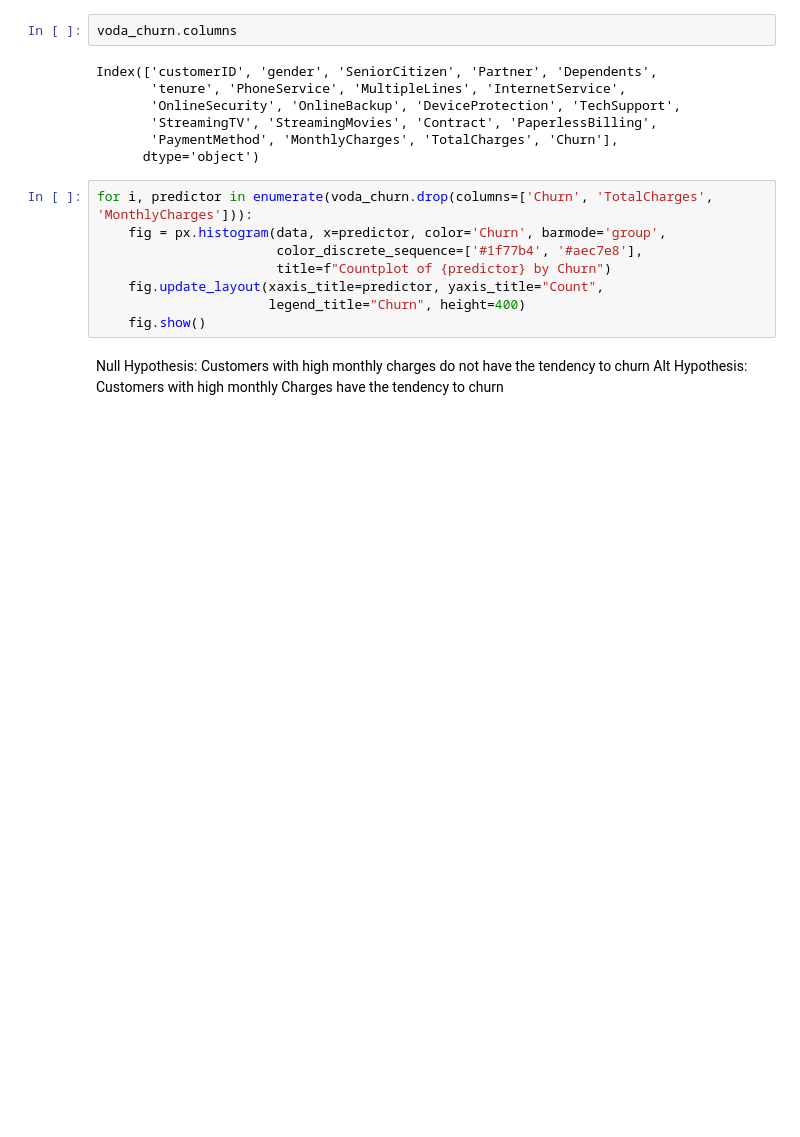
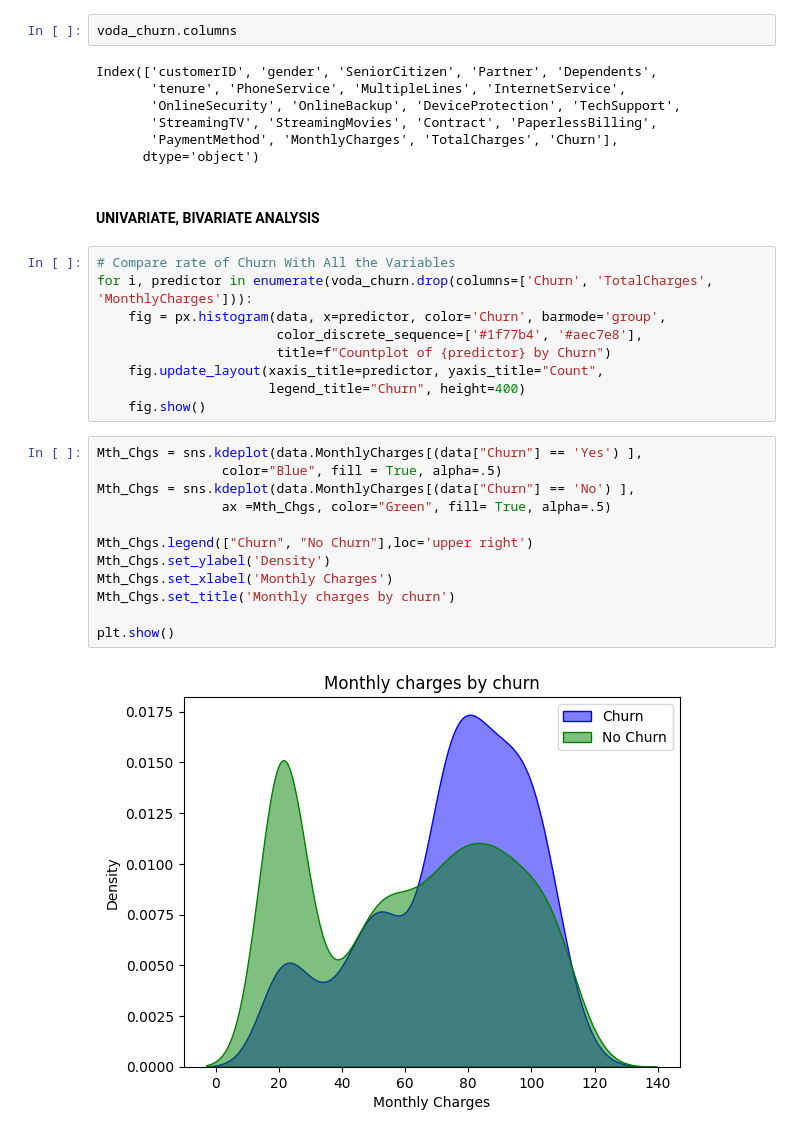
Before and after one commit to codedzifa/Pretoria-Customer-Churn-LP2, a Jupyter notebook: Pretoria Customer Churn dataset.ipynb, the cells around one changed output. Cells and saved outputs as stored; diff of their text form; blank space fills up the shorter version.

```diff
--- a/Pretoria Customer Churn dataset.ipynb
+++ b/Pretoria Customer Churn dataset.ipynb
@@ -213,7 +226,10 @@ Index(['customerID', 'gender', 'SeniorCitizen', 'Partner', 'Dependents',
        'StreamingTV', 'StreamingMovies', 'Contract', 'PaperlessBilling',
        'PaymentMethod', 'MonthlyCharges', 'TotalCharges', 'Churn'],
       dtype='object')
+# %% [markdown]
+#### UNIVARIATE, BIVARIATE ANALYSIS
 # %%
+# Compare rate of Churn With All the Variables
 for i, predictor in enumerate(voda_churn.drop(columns=['Churn', 'TotalCharges', 'MonthlyCharges'])):
     fig = px.histogram(data, x=predictor, color='Churn', barmode='group',
                        color_discrete_sequence=['#1f77b4', '#aec7e8'],
@@ -221,6 +237,17 @@ for i, predictor in enumerate(voda_churn.drop(columns=['Churn', 'TotalCharges',
     fig.update_layout(xaxis_title=predictor, yaxis_title="Count",
                       legend_title="Churn", height=400)
     fig.show()
-# %% [markdown]
-Null Hypothesis: Customers with high monthly charges do not have the tendency to churn
-Alt Hypothesis: Customers with high monthly Charges have the tendency to churn
+# %%
+Mth_Chgs = sns.kdeplot(data.MonthlyCharges[(data["Churn"] == 'Yes') ],
+                color="Blue", fill = True, alpha=.5)
+Mth_Chgs = sns.kdeplot(data.MonthlyCharges[(data["Churn"] == 'No') ],
+                ax =Mth_Chgs, color="Green", fill= True, alpha=.5)
+
+Mth_Chgs.legend(["Churn", "No Churn"],loc='upper right')
+Mth_Chgs.set_ylabel('Density')
+Mth_Chgs.set_xlabel('Monthly Charges')
+Mth_Chgs.set_title('Monthly charges by churn')
+
+plt.show()
+# %% [output]
+[figure, added]
```
Also changed, not shown: parts of 3 cells of this notebook.
